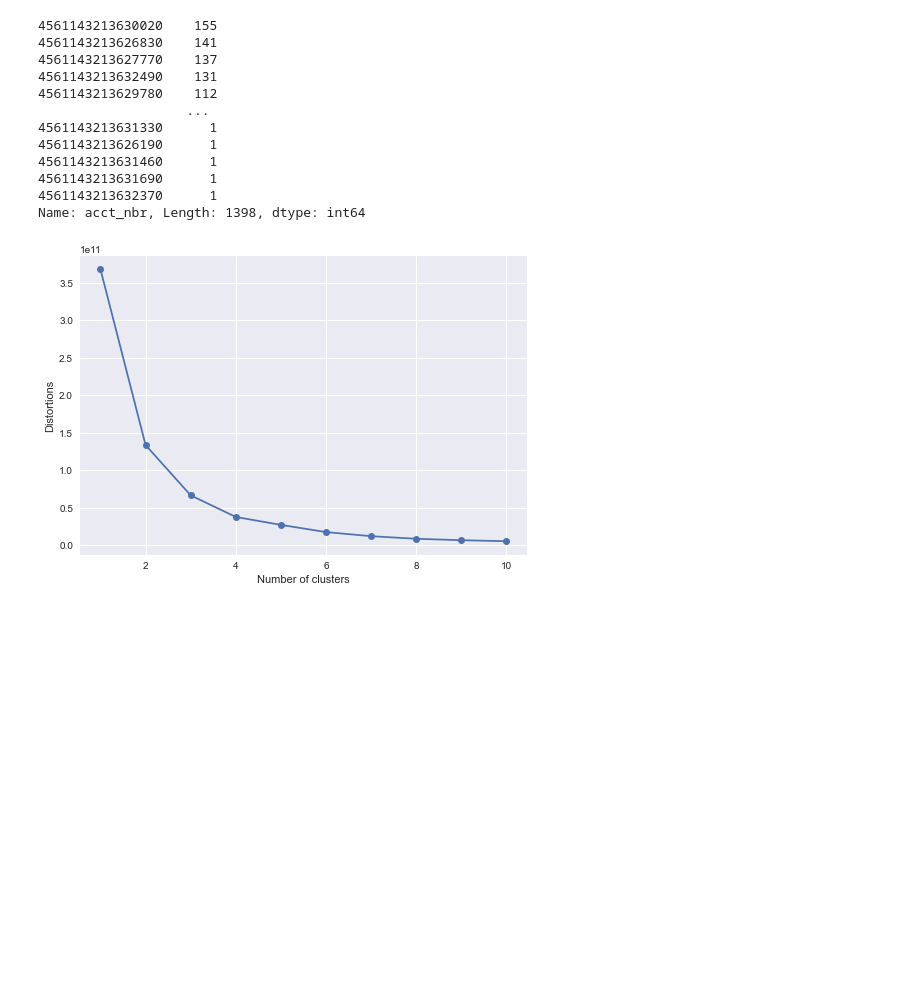
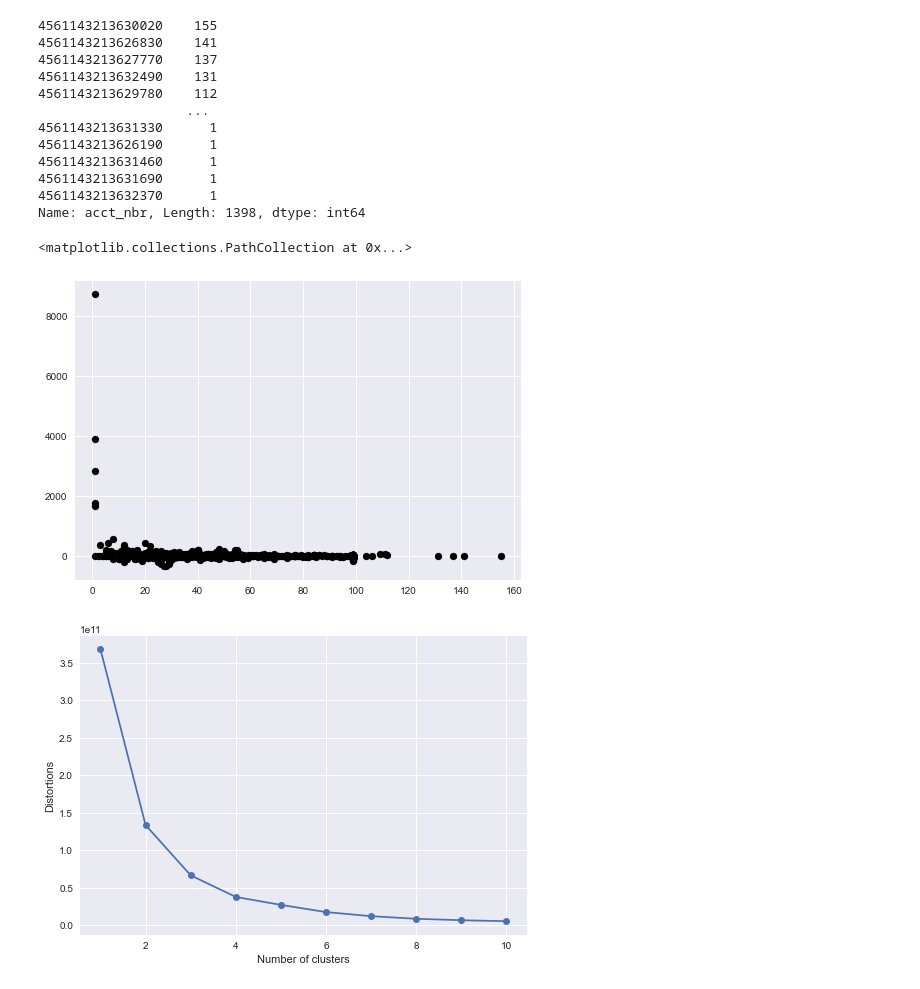
Before and after one commit to JamesKha/mini-project-III, a Jupyter notebook: mini-project-III.ipynb, the cells around one changed output. Drawn from its saved outputs; the diff is of its cells as text; code cells hidden in the pictures; blank space fills up the shorter version.

```diff
--- a/mini-project-III.ipynb
+++ b/mini-project-III.ipynb
@@ -80,6 +82,11 @@ transactionsInformation.acct_nbr.value_counts()
 4561143213631690      1
 4561143213632370      1
 Name: acct_nbr, Length: 1398, dtype: int64
+# %%
+plt.scatter(transactionsDataFrame['numberOfTransactions'],transactionsDataFrame['average'],c='black')
+# %% [output]
+<matplotlib.collections.PathCollection at 0x...>
+[figure, added]
 # %%
 def plot_distortions(X,max_clusters=10):
     distortions = []
```
Also changed, not shown: parts of 3 cells of this notebook.
